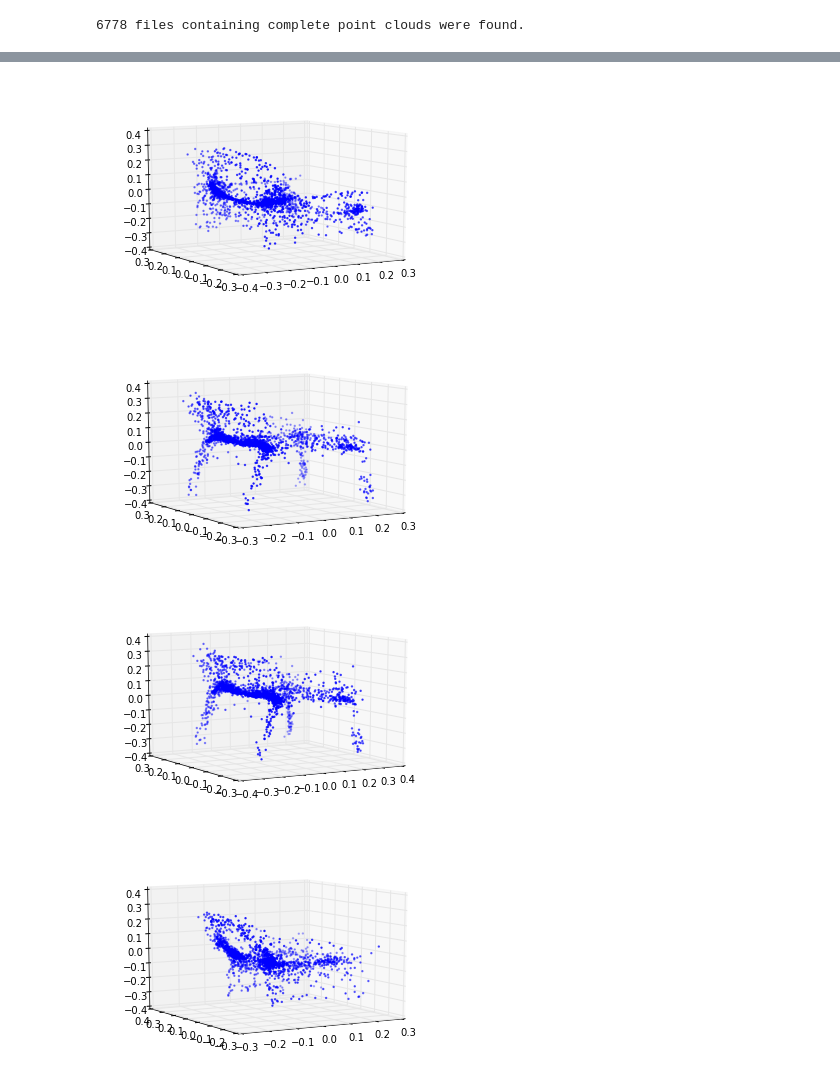
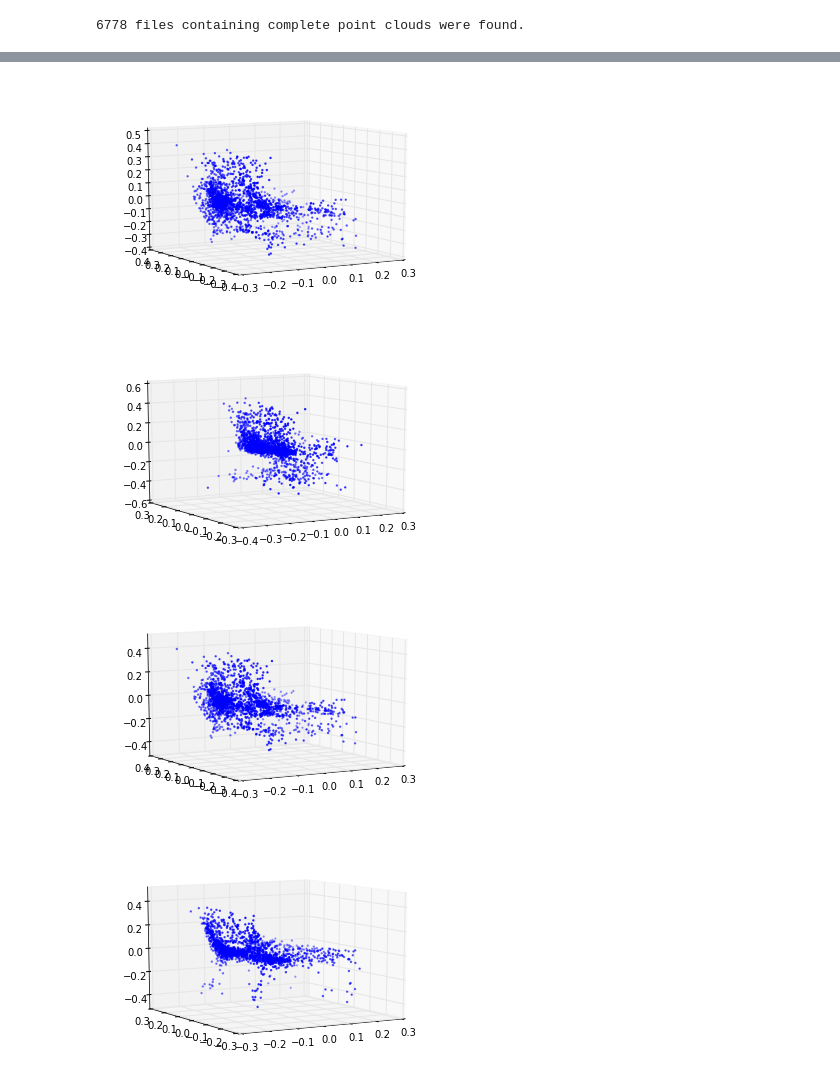
Before and after one commit to optas/tf_lab, a Jupyter notebook: notebooks/panos/nips/training/raw_gan_1.ipynb, the cells around one changed output, grey strips where cells are left out. Drawn from its saved outputs; the diff is of its cells as text; code cells hidden in the pictures.

```diff
--- a/notebooks/panos/nips/training/raw_gan_1.ipynb
+++ b/notebooks/panos/nips/training/raw_gan_1.ipynb
@@ -89,7 +89,7 @@ max_epochs = 100
 batch_size = 50
 noise_params = {'mu':0, 'sigma': 0.5}
 
-noise_dim = 128
+noise_dim = 512
 init_lr = 0.0005
 
 n_syn_samples = training_data.num_examples  # Same number as original GT data.
@@ -149,7 +149,7 @@ if save_synthetic_samples:
     for i in epochs_to_save:
         np.savez(osp.join(save_dir, 'epoch_' + str(i)), accum_syn_data[i-1])
 # %%
-epoch_to_check = 55
+epoch_to_check = 50
 n_check = 10
 check_data = accum_syn_data[epoch_to_check-1]
 rids = np.random.choice(range(len(check_data)), size=n_check, replace=False)
@@ -163,4 +163,4 @@ for i in range(n_check):
-[figure, old version]
+[figure, new version]
-[figure, old version]
+[figure, new version]
-[figure, old version]
+[figure, new version]
-[figure, old version]
+[figure, new version]
```
Also changed, not shown: parts of 2 cells of this notebook, 5 other files.
